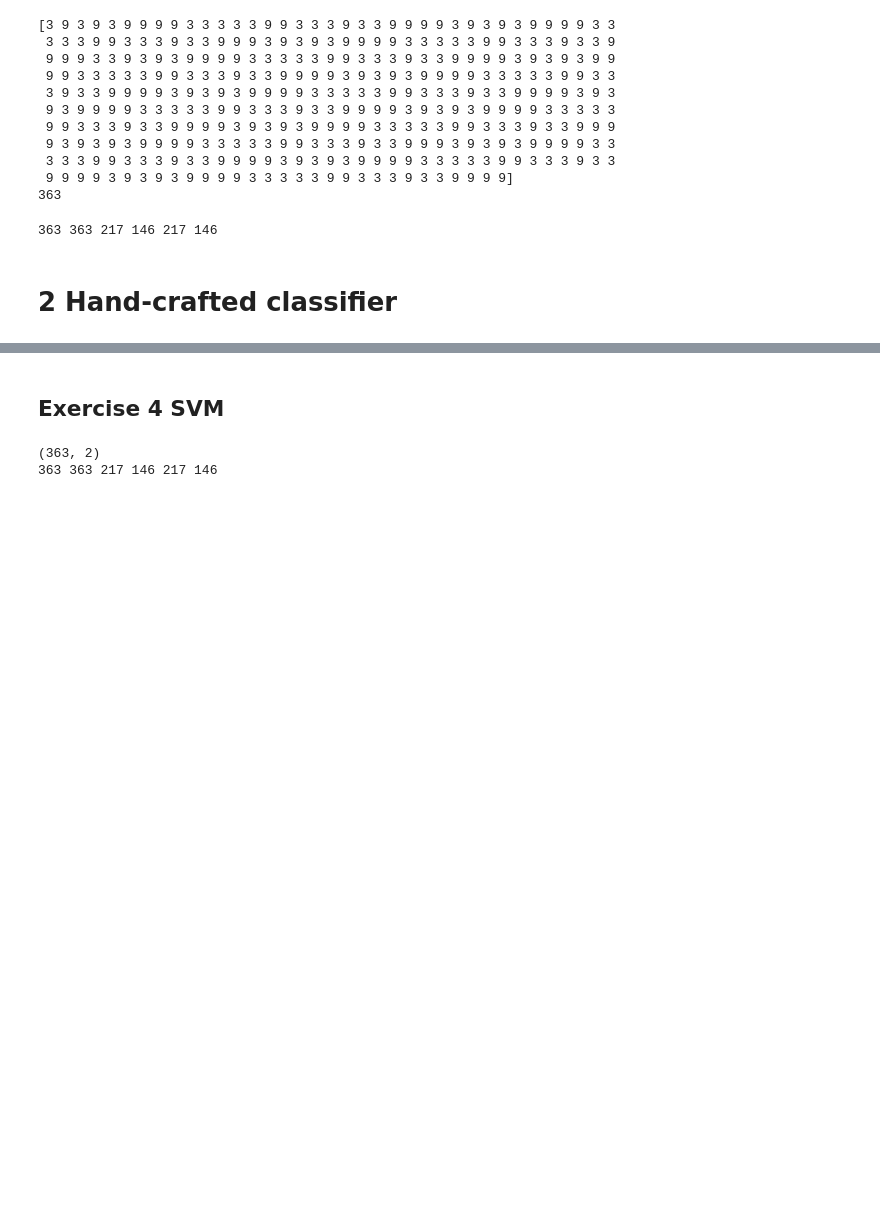
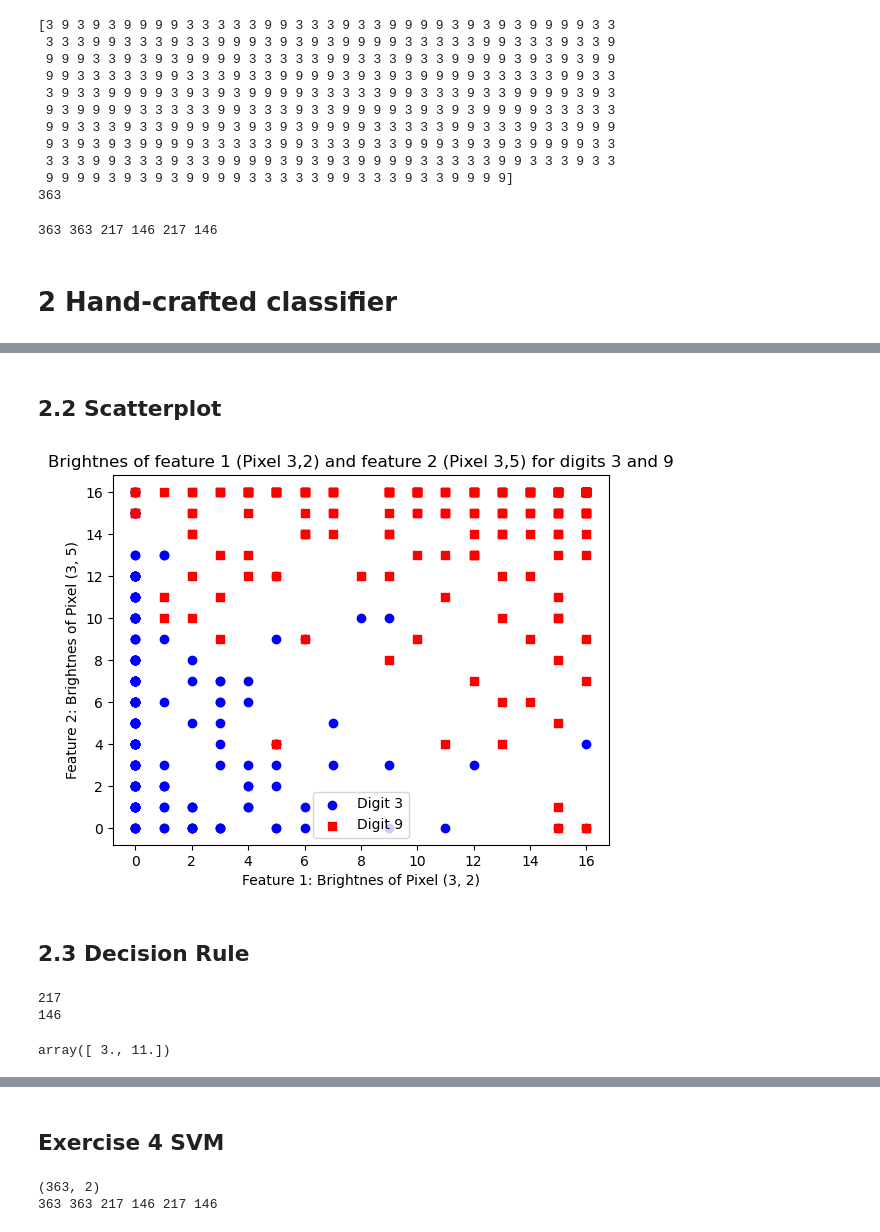
Before and after one commit to Simon-0711/ML_essentials, a Jupyter notebook: Exercise_1/Exercise_1_complete.ipynb, the cells around one changed output, grey strips where cells are left out. Drawn from its saved outputs; the diff is of its cells as text; code cells hidden in the pictures; blank space fills up the shorter version.

```diff
--- a/Exercise_1/Exercise_1_complete.ipynb
+++ b/Exercise_1/Exercise_1_complete.ipynb
@@ -227,0 +184,25 @@ plt.show()
+# %%
+def feature2d(x):
+    """This function reduces a #instances x 64 matrix and returns #instances x 2 features.
+
+    :param x: #instances x 64 matrix
+    :type x: np.array
+    :return: #instances x 2 features
+    :rtype: np.array
+    """
+
+    features = []
+    pixel_1 = (3, 2)
+    pixel_2 = (3, 5)
+
+    # Add selected pixels to feature lists
+    for instance in x:
+        features.append([instance[pixel_1], instance[pixel_2]])
+
+    return np.array(features)
+# %%
+features = feature2d(images_cleaned)
+
+# Print some of the features
+print(len(features))
+print(features[:10])
@@ -227,0 +221,40 @@ plt.show()
+# %% [markdown]
+## 2.2 Scatterplot
+# %%
+# Split up 2d feature list into two lists
+features_1 = features[:, 0]
+features_2 = features[:, 1]
+
+# Generate a scatter plot with two different markers
+plt.scatter(features_1[y_all==3], features_2[y_all==3], color='b', marker='o', label='Digit 3')
+plt.scatter(features_1[y_all==9], features_2[y_all==9], color='r', marker='s', label='Digit 9')
+
+# Add labels and legend
+plt.xlabel('Feature 1: Brightnes of Pixel (3, 2)')
+plt.ylabel('Feature 2: Brightnes of Pixel (3, 5)')
+plt.title('Brightnes of feature 1 (Pixel 3,2) and feature 2 (Pixel 3,5) for digits 3 and 9')
+plt.legend()
+
+# Show the plot
+plt.show()
+# %% [output]
+[figure, added]
+# %% [markdown]
+## 2.3 Decision Rule
+# %%
+# generate feature vectors for each class for the training set
+train_features = feature2d(X_train)
+# Print some of the features
+print(len(train_features))
+
+# generate feature vectors for each class for the test set
+test_features = feature2d(X_test)
+# Print some of the features
+print(len(test_features))
+# %% [output]
+217
+146
+# %%
+test_features[0] - 0
+# %% [output]
+array([ 3., 11.])
```
Also changed, not shown: parts of 23 cells of this notebook.
